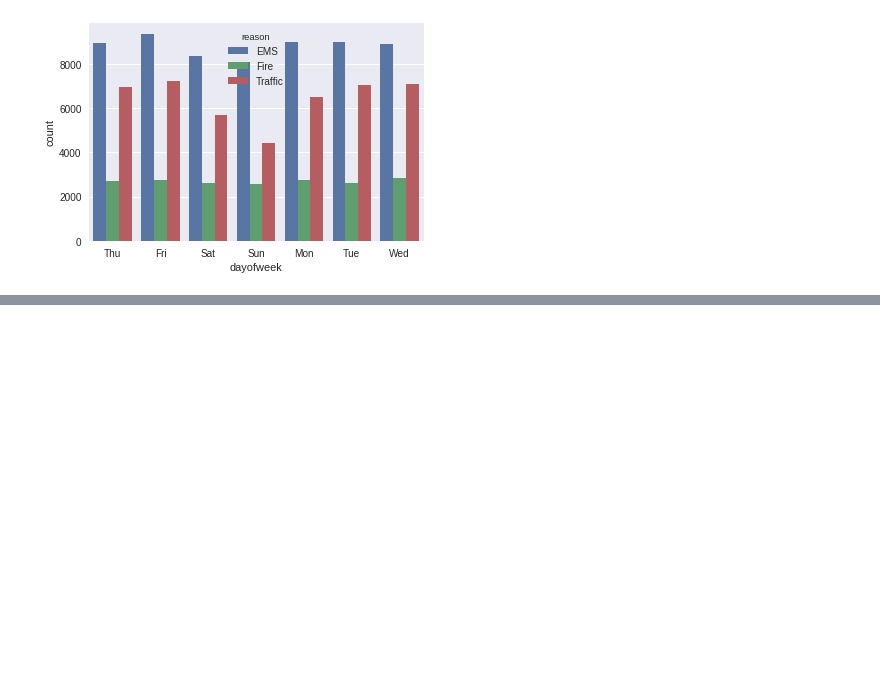
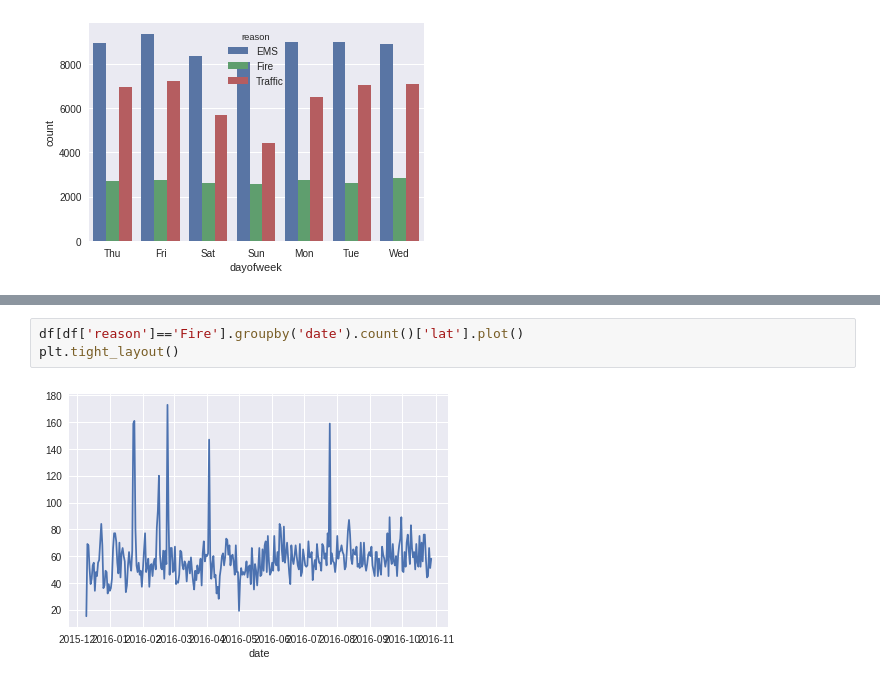
Before and after one commit to roshanbasnet/datascience, a Jupyter notebook: 911_call.ipynb, the cells around one changed output, grey strips where cells are left out. Drawn from its saved outputs; the diff is of its cells as text; blank space fills up the shorter version.

```diff
--- a/911_call.ipynb
+++ b/911_call.ipynb
@@ -181,0 +214,5 @@ sns.countplot(x='dayofweek',data=df,hue='reason')
+# %%
+df[df['reason']=='Fire'].groupby('date').count()['lat'].plot()
+plt.tight_layout()
+# %% [output]
+[figure, added]
```
Also changed, not shown: parts of 9 cells of this notebook.
